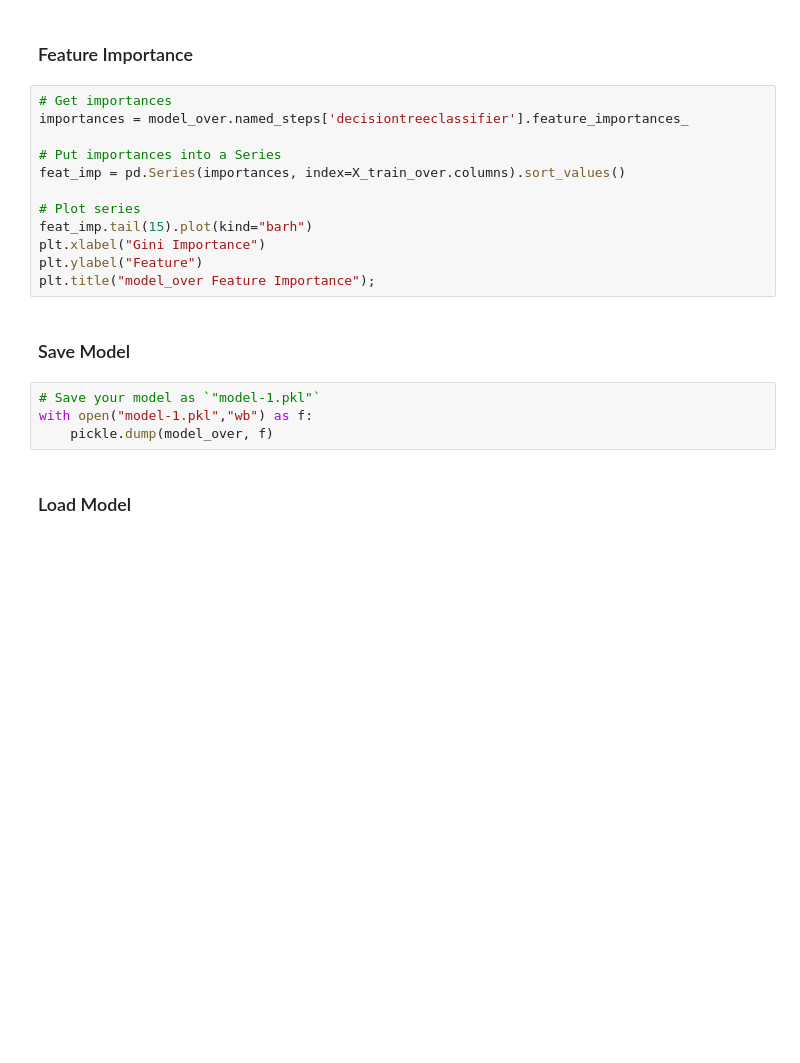
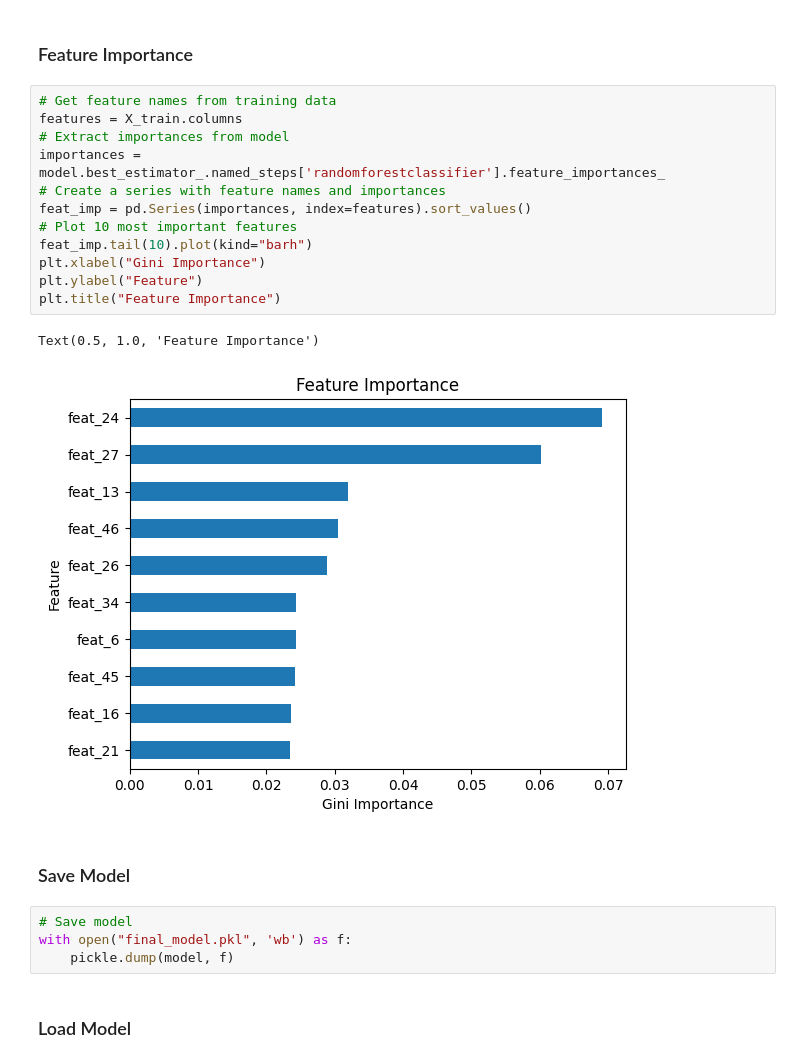
Before and after one commit to noelogbuagu/Data_Science_Portfolio, a Jupyter notebook: 5_Predicting_Bankruptcy/notebook.ipynb, the cells around one changed output. Cells and saved outputs as stored; diff of their text form; blank space fills up the shorter version.

```diff
--- a/5_Predicting_Bankruptcy/notebook.ipynb
+++ b/5_Predicting_Bankruptcy/notebook.ipynb
@@ -539,23 +660,26 @@ print(depth)
 # %% [markdown]
 ### Feature Importance
 # %%
-# Get importances
-importances = model_over.named_steps['decisiontreeclassifier'].feature_importances_
-
-# Put importances into a Series
-feat_imp = pd.Series(importances, index=X_train_over.columns).sort_values()
-
-# Plot series
-feat_imp.tail(15).plot(kind="barh")
+# Get feature names from training data
+features = X_train.columns
+# Extract importances from model
+importances = model.best_estimator_.named_steps['randomforestclassifier'].feature_importances_
+# Create a series with feature names and importances
+feat_imp = pd.Series(importances, index=features).sort_values()
+# Plot 10 most important features
+feat_imp.tail(10).plot(kind="barh")
 plt.xlabel("Gini Importance")
 plt.ylabel("Feature")
-plt.title("model_over Feature Importance");
+plt.title("Feature Importance")
+# %% [output]
+Text(0.5, 1.0, 'Feature Importance')
+[figure, added]
 # %% [markdown]
 ### Save Model
 # %%
-# Save your model as `"model-1.pkl"`
-with open("model-1.pkl","wb") as f:
-    pickle.dump(model_over, f)
+# Save model
+with open("final_model.pkl", 'wb') as f:
+    pickle.dump(model, f)
 # %% [markdown]
 ### Load Model
 # %%
```
Also changed, not shown: parts of 20 cells of this notebook, 2 other files.
